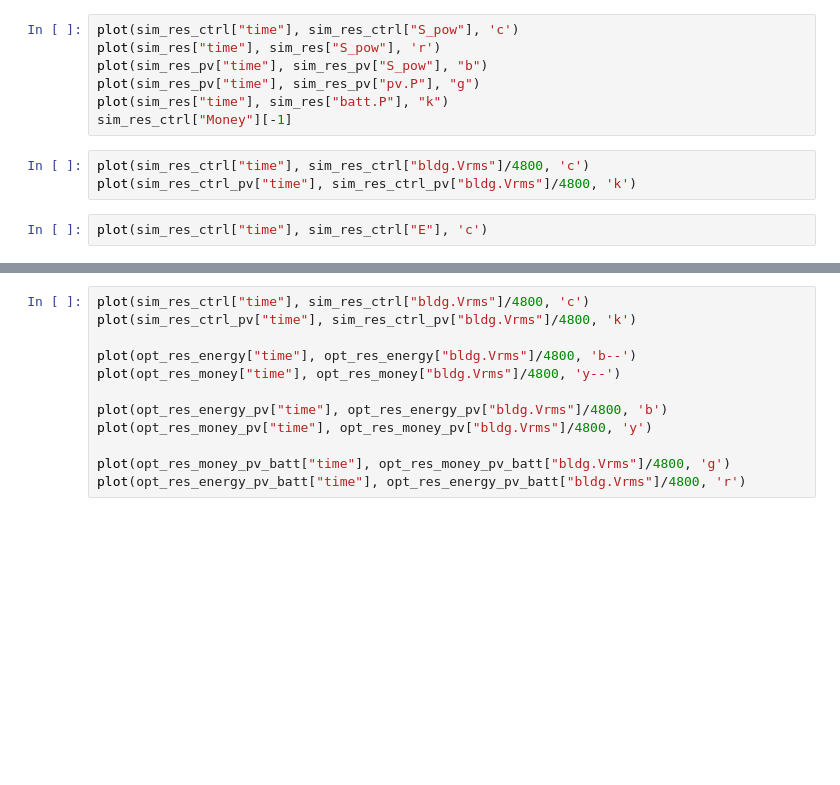
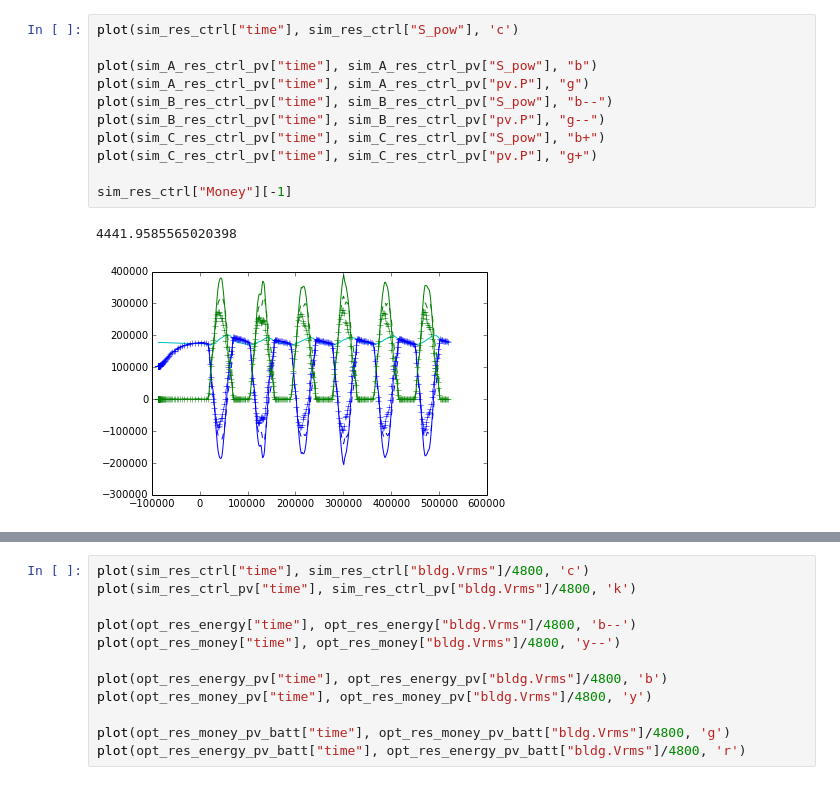
Before and after one commit to mbonvini/Optimization, a Jupyter notebook: notebooks/building_optimization.ipynb, the cells around one changed output, grey strips where cells are left out. Cells and saved outputs as stored; diff of their text form; blank space fills up the shorter version.

```diff
--- a/notebooks/building_optimization.ipynb
+++ b/notebooks/building_optimization.ipynb
@@ -13,12 +67,14 @@ bui.plot_sim_res(sim_res_ctrl)
 # %%
 plot(sim_res_ctrl["time"], sim_res_ctrl["S_pow"], 'c')
-plot(sim_res["time"], sim_res["S_pow"], 'r')
-plot(sim_res_pv["time"], sim_res_pv["S_pow"], "b")
-plot(sim_res_pv["time"], sim_res_pv["pv.P"], "g")
-plot(sim_res["time"], sim_res["batt.P"], "k")
+
+plot(sim_A_res_ctrl_pv["time"], sim_A_res_ctrl_pv["S_pow"], "b")
+plot(sim_A_res_ctrl_pv["time"], sim_A_res_ctrl_pv["pv.P"], "g")
+plot(sim_B_res_ctrl_pv["time"], sim_B_res_ctrl_pv["S_pow"], "b--")
+plot(sim_B_res_ctrl_pv["time"], sim_B_res_ctrl_pv["pv.P"], "g--")
+plot(sim_C_res_ctrl_pv["time"], sim_C_res_ctrl_pv["S_pow"], "b+")
+plot(sim_C_res_ctrl_pv["time"], sim_C_res_ctrl_pv["pv.P"], "g+")
+
 sim_res_ctrl["Money"][-1]
+# %% [output]
+4441.9585565020398
+[figure, added]
-# %%
-plot(sim_res_ctrl["time"], sim_res_ctrl["bldg.Vrms"]/4800, 'c')
-plot(sim_res_ctrl_pv["time"], sim_res_ctrl_pv["bldg.Vrms"]/4800, 'k')
-# %%
-plot(sim_res_ctrl["time"], sim_res_ctrl["E"], 'c')
```
Also changed, not shown: parts of 41 cells of this notebook, 2 other files.
